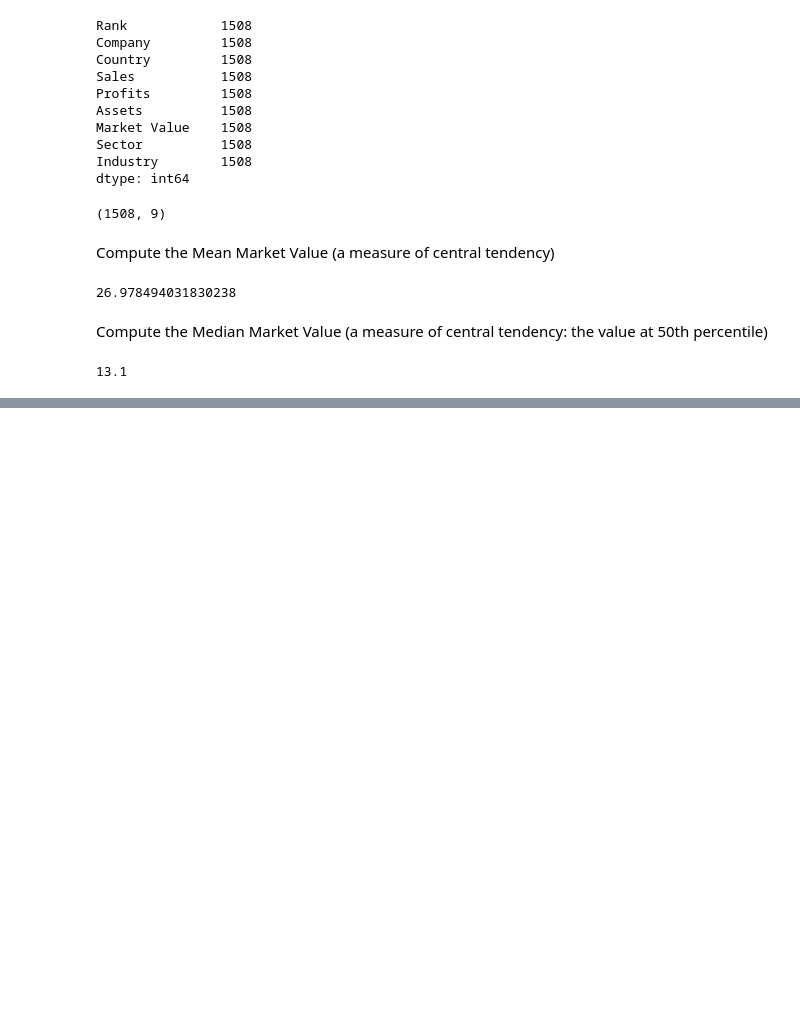
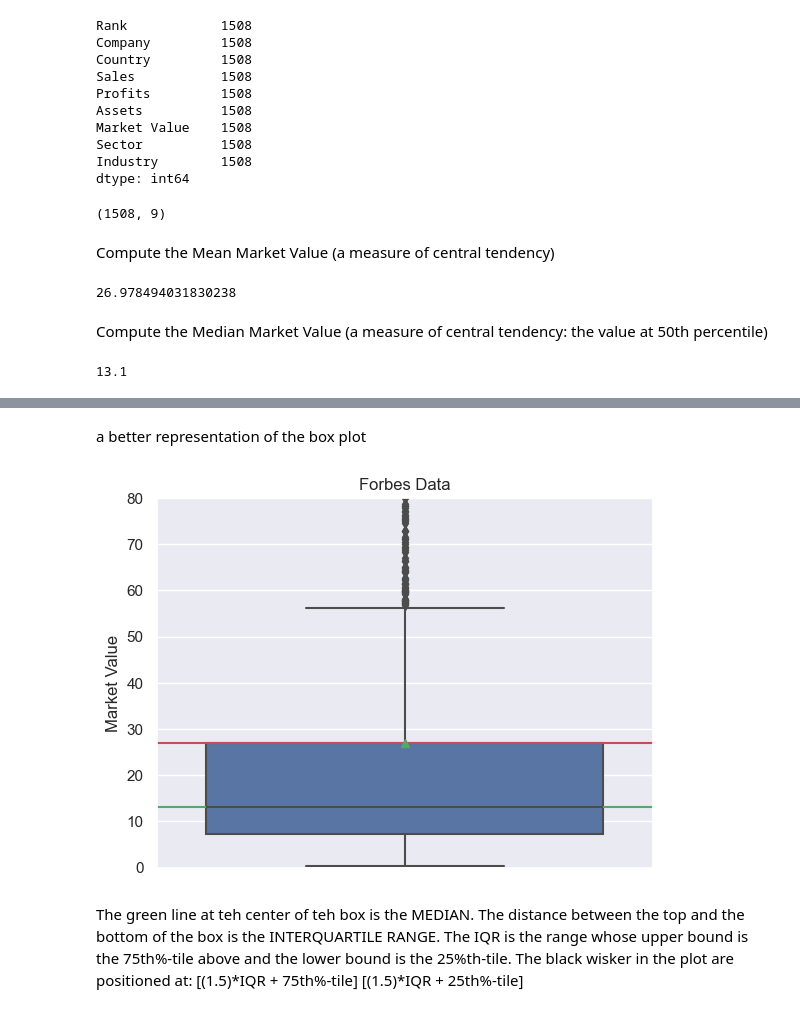
Before and after one commit to D76X/jupyter_notebooks, a Jupyter notebook: FoundationOfStatsAndProp/01.CentralTendencyAndDispersion.ipynb, the cells around one changed output, grey strips where cells are left out. Saved outputs shown, nothing was run; the diff lists cells and outputs as text; code cells hidden in the pictures; blank space fills up the shorter version.

```diff
--- a/FoundationOfStatsAndProp/01.CentralTendencyAndDispersion.ipynb
+++ b/FoundationOfStatsAndProp/01.CentralTendencyAndDispersion.ipynb
@@ -105,0 +154,20 @@ the difference between the median and mean values indicates the impact of outlie
+# %% [markdown]
+a better representation of the box plot
+# %%
+sns.boxplot(data=forbes_data, y='Market Value', showmeans=True)
+
+plt.ylim(0,80)
+
+plt.axhline(y=mean_market_value, color='r', linestyle='-')
+plt.axhline(y=median_market_value, color='g', linestyle='-')
+plt.title('Forbes Data')
+plt.show()
+# %% [output]
+[figure, added]
+# %% [markdown]
+The green line at teh center of teh box is the MEDIAN.
+The distance between the top and the bottom of the box is the INTERQUARTILE RANGE.
+The IQR is the range whose upper bound is the 75th%-tile above and the lower bound is the 25%th-tile.
+The black wisker in the plot are positioned at:
+[(1.5)*IQR + 75th%-tile]
+[(1.5)*IQR + 25th%-tile]
```
Also changed, not shown: parts of 12 cells of this notebook.
